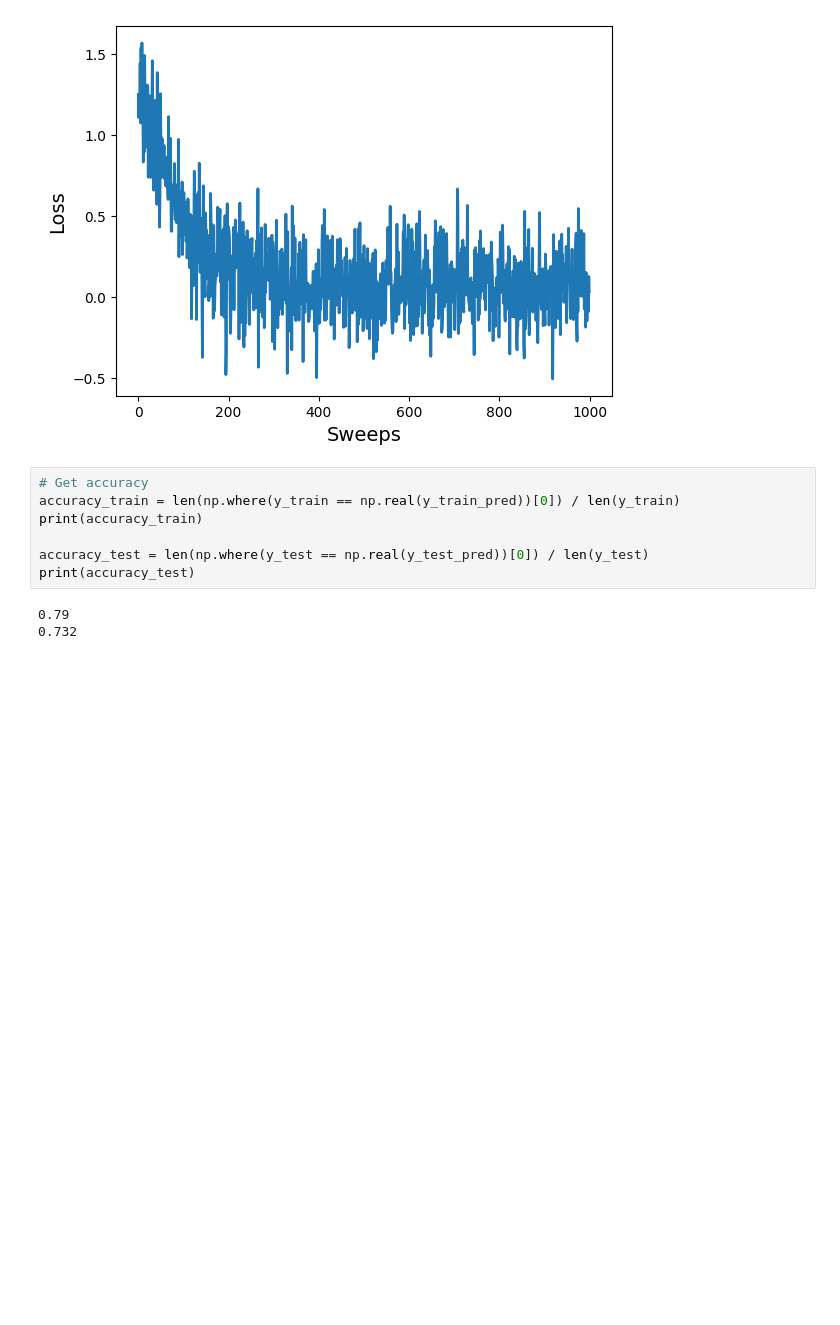
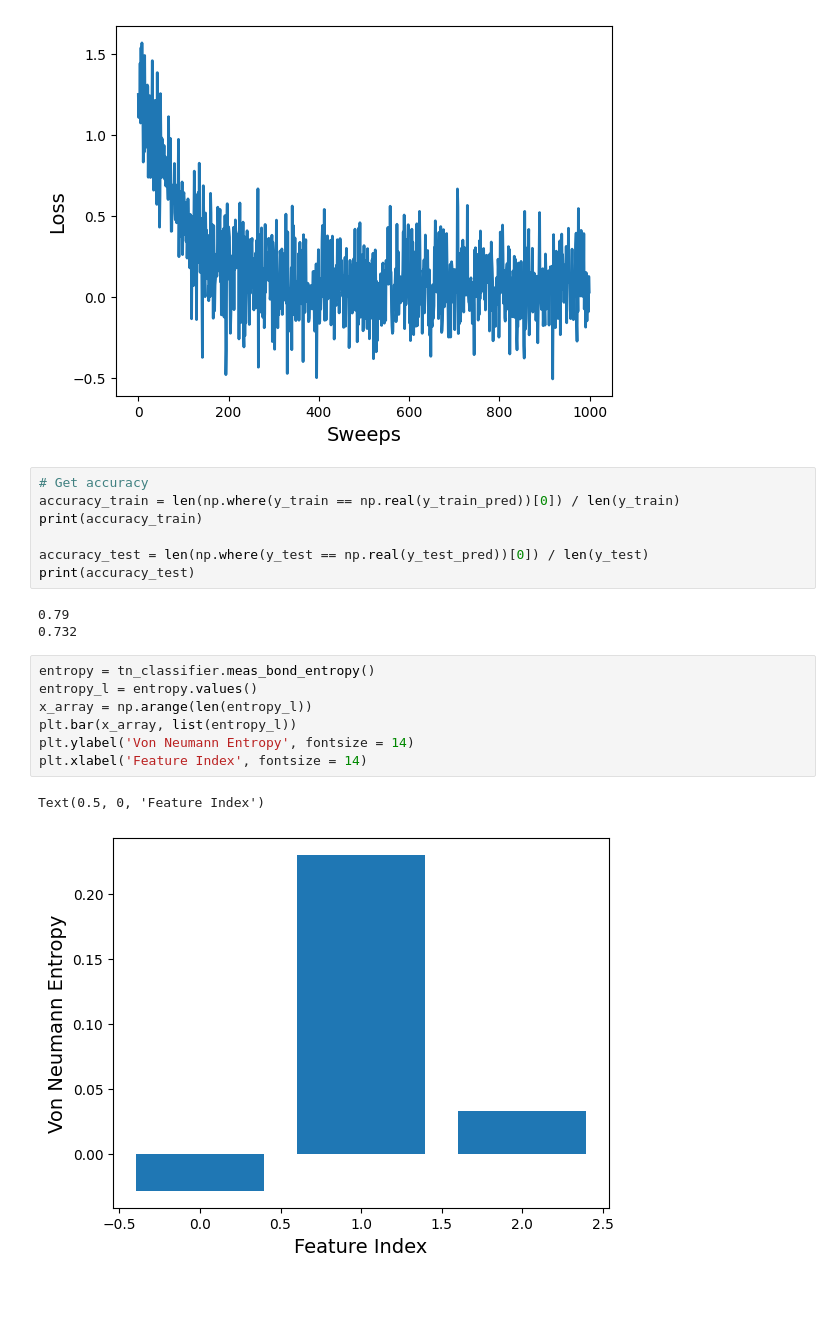
Before and after one commit to andremfreitas/Tensor-Network-Hackathon-2024, a Jupyter notebook: tn_machine_learning/mnist_classification.ipynb, the cells around one changed output. Saved outputs shown, nothing was run; the diff lists cells and outputs as text; blank space fills up the shorter version.

Commit message:
von neumann entropy

```diff
--- a/tn_machine_learning/mnist_classification.ipynb
+++ b/tn_machine_learning/mnist_classification.ipynb
@@ -188,5 +188,15 @@ print(accuracy_test)
 # %% [output]
 0.79
 0.732
+# %%
+entropy = tn_classifier.meas_bond_entropy()
+entropy_l = entropy.values()
+x_array = np.arange(len(entropy_l))
+plt.bar(x_array, list(entropy_l))
+plt.ylabel('Von Neumann Entropy', fontsize = 14)
+plt.xlabel('Feature Index', fontsize = 14)
+# %% [output]
+Text(0.5, 0, 'Feature Index')
+[figure, added]
 # %% [markdown]
 #
```
